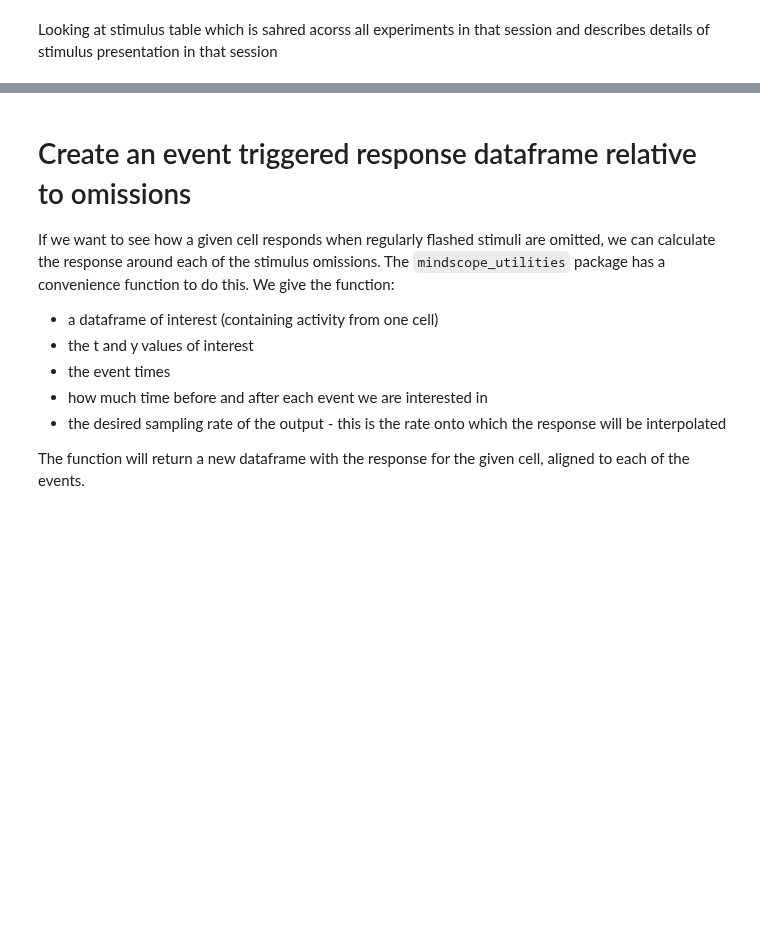
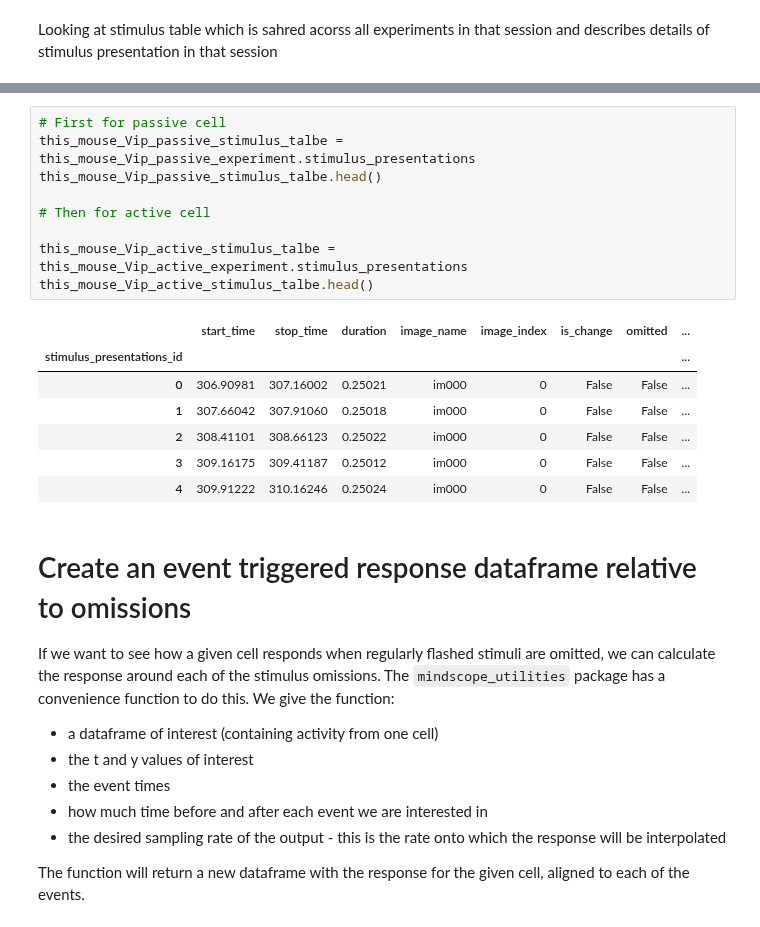
Before and after one commit to MiladQolami/NeuroMatch_2022_group_project, a Jupyter notebook: Coding_Exercise.ipynb, the cells around one changed output, grey strips where cells are left out. Drawn from its saved outputs; the diff is of its cells as text; blank space fills up the shorter version.

```diff
--- a/Coding_Exercise.ipynb
+++ b/Coding_Exercise.ipynb
@@ -234,3 +250,20 @@ this_mouse_Vip_passive_stimulus_talbe.head()
+# %%
+# First for passive cell
+this_mouse_Vip_passive_stimulus_talbe = this_mouse_Vip_passive_experiment.stimulus_presentations
+this_mouse_Vip_passive_stimulus_talbe.head()
+
+# Then for active cell
+
+this_mouse_Vip_active_stimulus_talbe = this_mouse_Vip_active_experiment.stimulus_presentations
+this_mouse_Vip_active_stimulus_talbe.head()
+# %% [output]
+|  | start_time | stop_time | duration | image_name | image_index | is_change | omitted | ... |
+| stimulus_presentations_id |  |  |  |  |  |  |  | ... |
+| 0 | 306.90981 | 307.16002 | 0.25021 | im000 | 0 | False | False | ... |
+| 1 | 307.66042 | 307.91060 | 0.25018 | im000 | 0 | False | False | ... |
+| 2 | 308.41101 | 308.66123 | 0.25022 | im000 | 0 | False | False | ... |
+| 3 | 309.16175 | 309.41187 | 0.25012 | im000 | 0 | False | False | ... |
+| 4 | 309.91222 | 310.16246 | 0.25024 | im000 | 0 | False | False | ... |
 # %% [markdown]
 # Create an event triggered response dataframe relative to omissions
 If we want to see how a given cell responds when regularly flashed stimuli are omitted, we can calculate the response around each of the stimulus omissions. The `mindscope_utilities` package has a convenience function to do this. We give the function:
```
Also changed, not shown: parts of 11 cells of this notebook.
